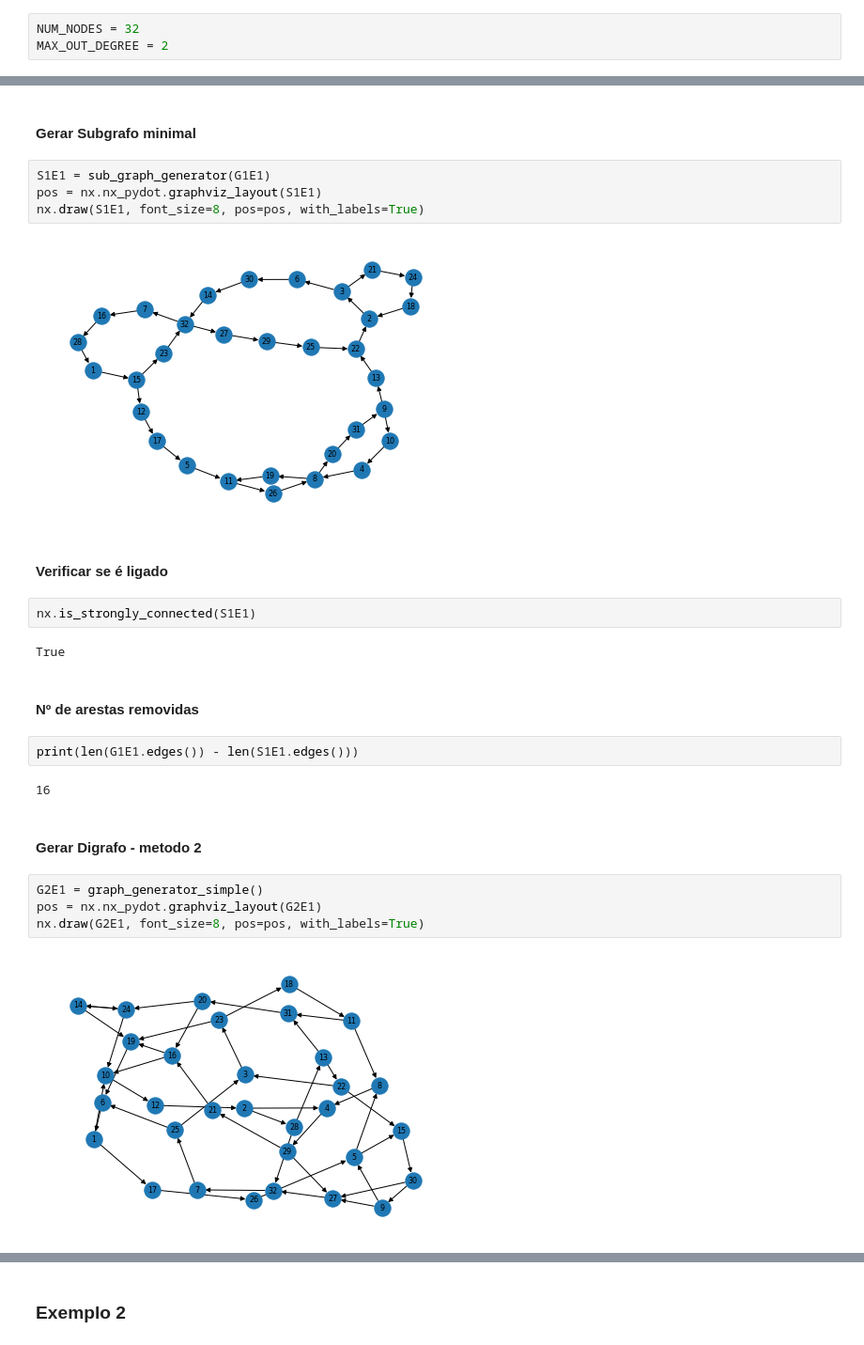
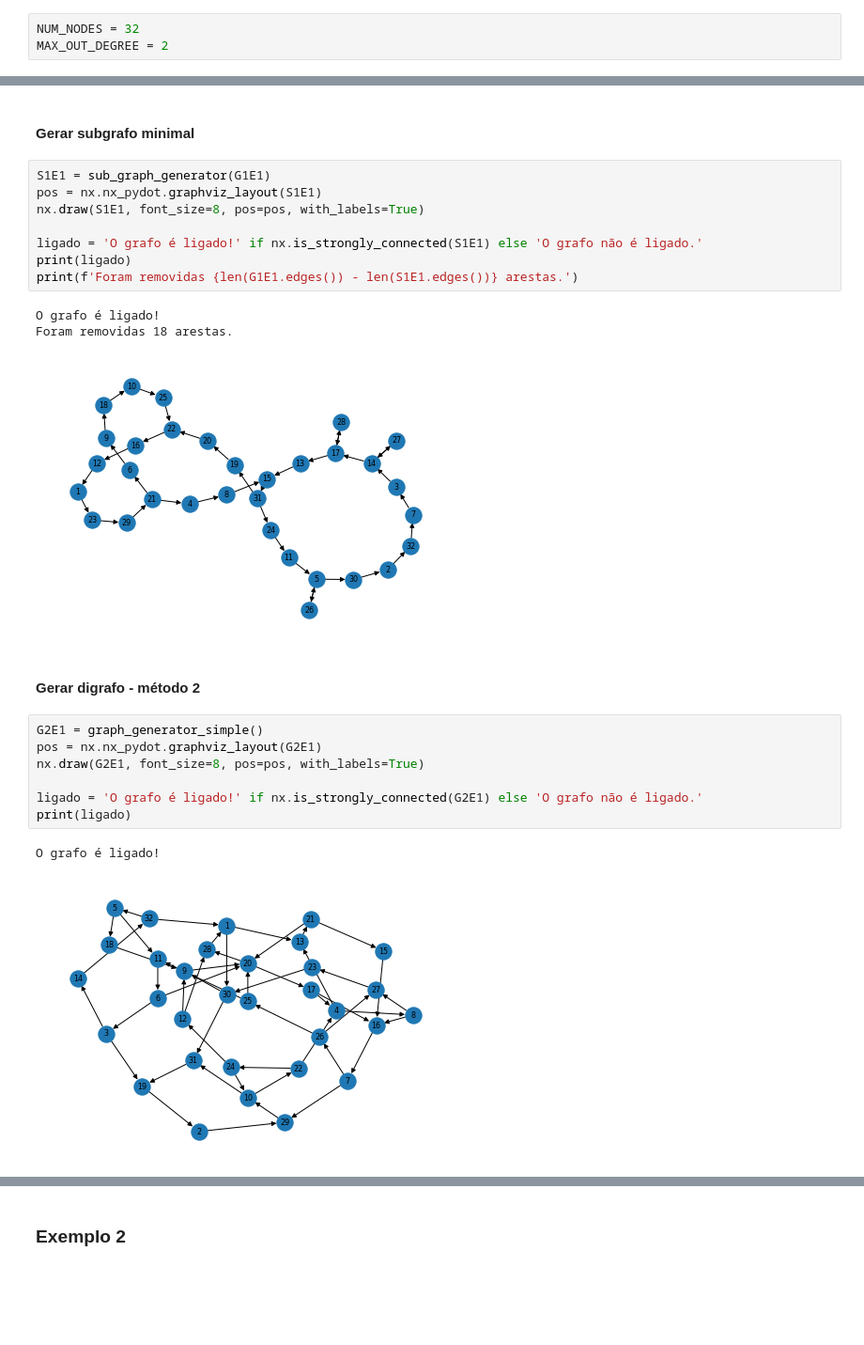
Before and after one commit to zoisper/LC-Projeto, a Jupyter notebook: 2/Trafego.ipynb, the cells around one changed output, grey strips where cells are left out. Shown at 94% size. Saved outputs shown, nothing was run; the diff lists cells and outputs as text; blank space fills up the shorter version.

```diff
--- a/2/Trafego.ipynb
+++ b/2/Trafego.ipynb
@@ -235,28 +231,26 @@ True
 # %% [markdown]
-#### Gerar Subgrafo minimal
+#### Gerar subgrafo minimal
 # %%
 S1E1 = sub_graph_generator(G1E1)
 pos = nx.nx_pydot.graphviz_layout(S1E1)
 nx.draw(S1E1, font_size=8, pos=pos, with_labels=True)
+
+ligado = 'O grafo é ligado!' if nx.is_strongly_connected(S1E1) else 'O grafo não é ligado.'
+print(ligado)
+print(f'Foram removidas {len(G1E1.edges()) - len(S1E1.edges())} arestas.')
 # %% [output]
+O grafo é ligado!
+Foram removidas 18 arestas.
-[figure, old version]
+[figure, new version]
-# %% [markdown]
-#### Verificar se é ligado
-# %%
-nx.is_strongly_connected(S1E1)
-# %% [output]
-True
-# %% [markdown]
-#### Nº de arestas removidas
-# %%
-print(len(G1E1.edges()) - len(S1E1.edges()))
-# %% [output]
-16
 # %% [markdown]
-#### Gerar Digrafo - metodo 2
+#### Gerar digrafo - método 2
 # %%
 G2E1 = graph_generator_simple()
 pos = nx.nx_pydot.graphviz_layout(G2E1)
 nx.draw(G2E1, font_size=8, pos=pos, with_labels=True)
+
+ligado = 'O grafo é ligado!' if nx.is_strongly_connected(G2E1) else 'O grafo não é ligado.'
+print(ligado)
 # %% [output]
+O grafo é ligado!
-[figure, old version]
+[figure, new version]
```
Also changed, not shown: parts of 53 cells of this notebook.
